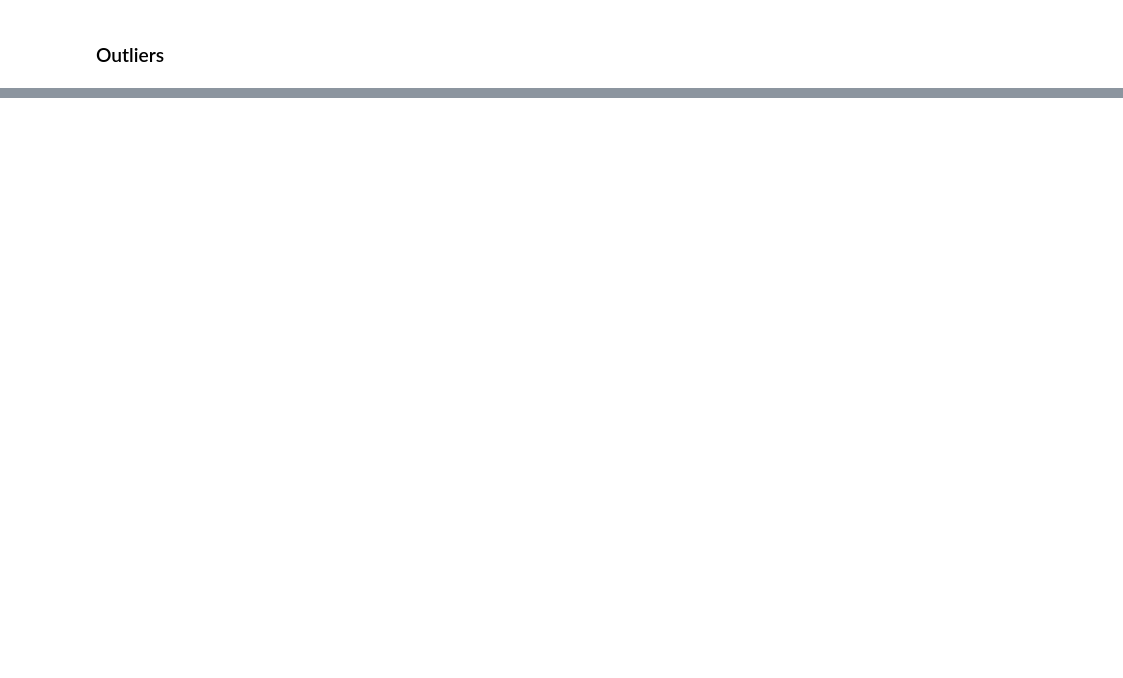
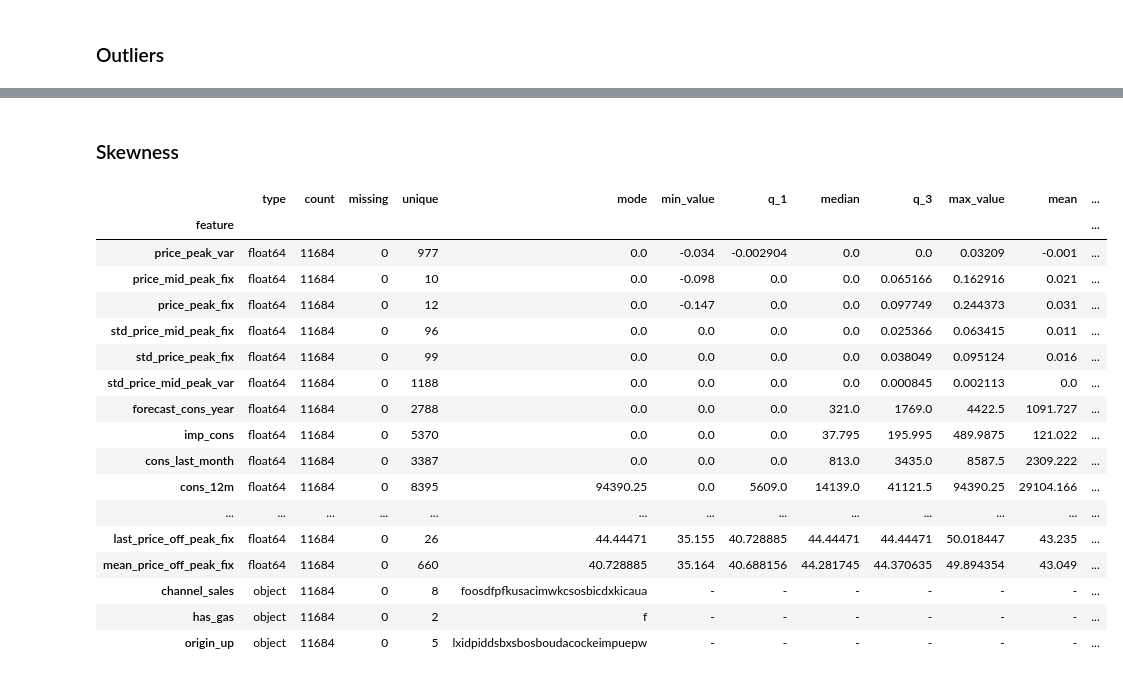
Before and after one commit to RodolfoPCruz/powerco-churn, a Jupyter notebook: Notebooks/Feature_Engineering.ipynb, the cells around one changed output, grey strips where cells are left out. Cells and saved outputs as stored; diff of their text form; code cells hidden in the pictures; blank space fills up the shorter version.

```diff
--- a/Notebooks/Feature_Engineering.ipynb
+++ b/Notebooks/Feature_Engineering.ipynb
@@ -395,8 +374,0 @@ feature_outliers
-# %%
-for feature in feature_outliers:
-
-    x_train.loc[x_train[feature] > feature_outliers[feature]['max_thresh'], feature] = np.nan
-    x_train.loc[x_train[feature] < feature_outliers[feature]['min_thresh'], feature] = np.nan
-
-    x_test.loc[x_test[feature] > feature_outliers[feature]['max_thresh'], feature] = np.nan
-    x_test.loc[x_test[feature] < feature_outliers[feature]['min_thresh'], feature] = np.nan
@@ -434,0 +422,25 @@ KeyboardInterrupt:
+# %% [markdown]
+### Skewness
+# %%
+univariate_stats_train_data = univariate_statistics(x_train_cleaned)
+univariate_stats_train_data['skew'] = univariate_stats_train_data['skew'].mask(univariate_stats_train_data['skew'] == '-', np.nan)
+univariate_stats_train_data.sort_values(by = 'skew', ascending = False)
+# %% [output]
+|  | type | count | missing | unique | mode | min_value | q_1 | median | q_3 | max_value | mean | ... |
+| feature |  |  |  |  |  |  |  |  |  |  |  | ... |
+| price_peak_var | float64 | 11684 | 0 | 977 | 0.0 | -0.034 | -0.002904 | 0.0 | 0.0 | 0.03209 | -0.001 | ... |
+| price_mid_peak_fix | float64 | 11684 | 0 | 10 | 0.0 | -0.098 | 0.0 | 0.0 | 0.065166 | 0.162916 | 0.021 | ... |
+| price_peak_fix | float64 | 11684 | 0 | 12 | 0.0 | -0.147 | 0.0 | 0.0 | 0.097749 | 0.244373 | 0.031 | ... |
+| std_price_mid_peak_fix | float64 | 11684 | 0 | 96 | 0.0 | 0.0 | 0.0 | 0.0 | 0.025366 | 0.063415 | 0.011 | ... |
+| std_price_peak_fix | float64 | 11684 | 0 | 99 | 0.0 | 0.0 | 0.0 | 0.0 | 0.038049 | 0.095124 | 0.016 | ... |
+| std_price_mid_peak_var | float64 | 11684 | 0 | 1188 | 0.0 | 0.0 | 0.0 | 0.0 | 0.000845 | 0.002113 | 0.0 | ... |
+| forecast_cons_year | float64 | 11684 | 0 | 2788 | 0.0 | 0.0 | 0.0 | 321.0 | 1769.0 | 4422.5 | 1091.727 | ... |
+| imp_cons | float64 | 11684 | 0 | 5370 | 0.0 | 0.0 | 0.0 | 37.795 | 195.995 | 489.9875 | 121.022 | ... |
+| cons_last_month | float64 | 11684 | 0 | 3387 | 0.0 | 0.0 | 0.0 | 813.0 | 3435.0 | 8587.5 | 2309.222 | ... |
+| cons_12m | float64 | 11684 | 0 | 8395 | 94390.25 | 0.0 | 5609.0 | 14139.0 | 41121.5 | 94390.25 | 29104.166 | ... |
+| ... | ... | ... | ... | ... | ... | ... | ... | ... | ... | ... | ... | ... |
+| last_price_off_peak_fix | float64 | 11684 | 0 | 26 | 44.44471 | 35.155 | 40.728885 | 44.44471 | 44.44471 | 50.018447 | 43.235 | ... |
+| mean_price_off_peak_fix | float64 | 11684 | 0 | 660 | 40.728885 | 35.164 | 40.688156 | 44.281745 | 44.370635 | 49.894354 | 43.049 | ... |
+| channel_sales | object | 11684 | 0 | 8 | foosdfpfkusacimwkcsosbicdxkicaua | - | - | - | - | - | - | ... |
+| has_gas | object | 11684 | 0 | 2 | f | - | - | - | - | - | - | ... |
+| origin_up | object | 11684 | 0 | 5 | lxidpiddsbxsbosboudacockeimpuepw | - | - | - | - | - | - | ... |
```
Also changed, not shown: parts of 11 cells of this notebook, 1 other file.
